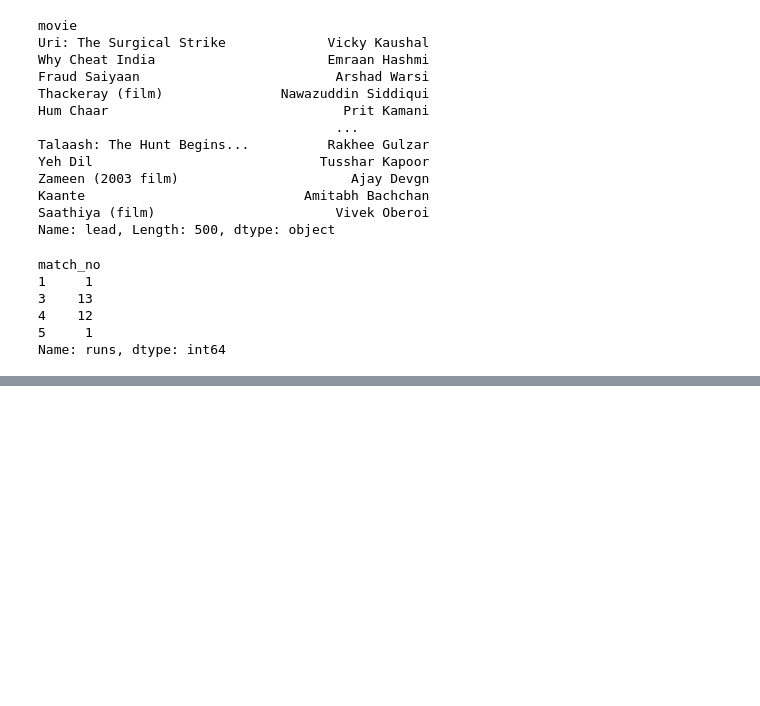
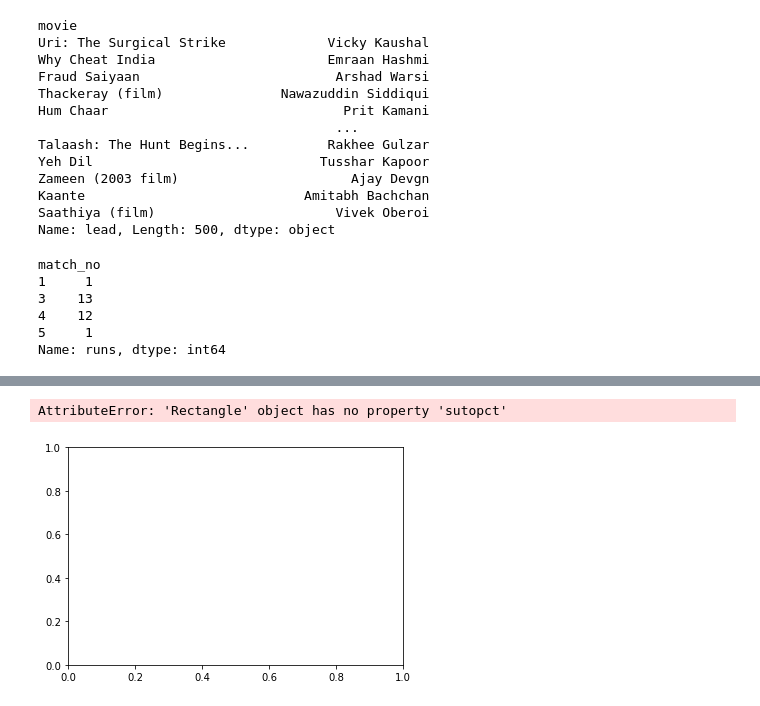
Before and after one commit to Aryan-Kamboj11/Python-Pandas, a Jupyter notebook: Pandas Series.ipynb, the cells around one changed output, grey strips where cells are left out. Drawn from its saved outputs; the diff is of its cells as text; code cells hidden in the pictures; blank space fills up the shorter version.

```diff
--- a/Pandas Series.ipynb
+++ b/Pandas Series.ipynb
@@ -339,0 +447,5 @@ Name: runs, dtype: int64
+# %%
+movies.value_counts().head(20).plot(kind='bar',sutopct='%0.01f')
+# %% [output]
+AttributeError: 'Rectangle' object has no property 'sutopct'
+[figure, added]
```
Also changed, not shown: parts of 14 cells of this notebook.
